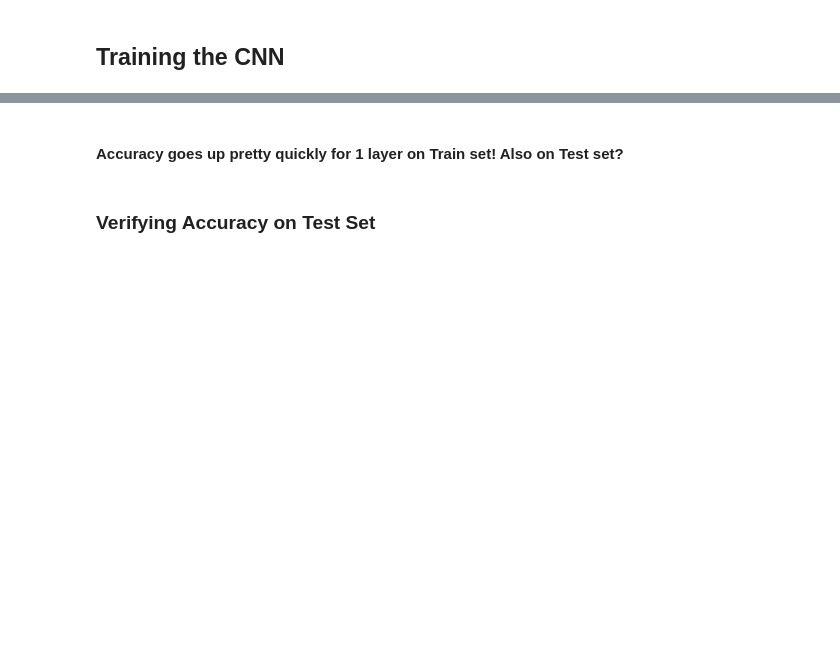
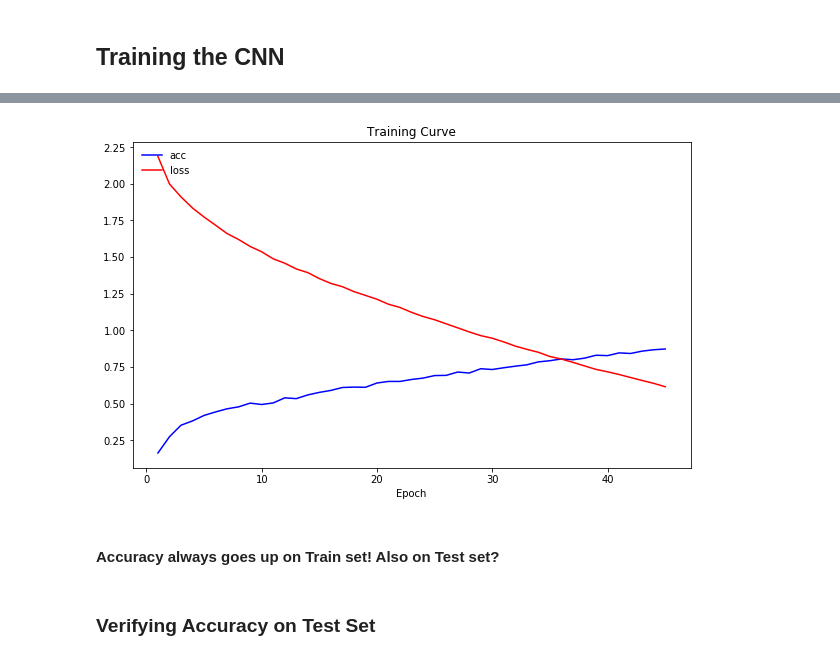
Before and after one commit to tuwien-musicir/DL_MIR_Tutorial, a Jupyter notebook: Music_genre_classification.ipynb, the cells around one changed output, grey strips where cells are left out. Drawn from its saved outputs; the diff is of its cells as text; code cells hidden in the pictures; blank space fills up the shorter version.

Commit message:
added plotting of training curve (+ preserving history across multiple calls of a training cell)

```diff
--- a/Music_genre_classification.ipynb
+++ b/Music_genre_classification.ipynb
@@ -491,8 +502,8 @@ np.random.seed(0) # make results repeatable
 
 model = Sequential()
 
-#conv_filters = 16   # number of convolution filters (= CNN depth)
-conv_filters = 32   # number of convolution filters (= CNN depth)
+conv_filters = 16   # number of convolution filters (= CNN depth)
+#conv_filters = 32   # number of convolution filters (= CNN depth)
 
 # Layer 1
 model.add(Convolution2D(conv_filters, 3, 3, input_shape=input_shape))
@@ -500,8 +511,8 @@ model.add(MaxPooling2D(pool_size=(2, 2)))
 #model.add(Dropout(0.25))
 
 # Layer 2
-model.add(Convolution2D(conv_filters, 3, 3))
-model.add(MaxPooling2D(pool_size=(2, 2)))
+#model.add(Convolution2D(conv_filters, 3, 3))
+#model.add(MaxPooling2D(pool_size=(2, 2)))
 
 # After Convolution, we have a 16*x*y matrix output
 # In order to feed this to a Full(Dense) layer, we need to flatten all data
@@ -510,7 +521,8 @@ model.add(MaxPooling2D(pool_size=(2, 2)))
 model.add(Flatten())
 
 # Full layer
-model.add(Dense(256, activation='sigmoid'))
+model.add(Dense(200, activation='sigmoid'))
+#model.add(Dense(256, activation='sigmoid'))
 
 # Output layer
 # For binary/2-class problems use ONE sigmoid unit, for multi-class/multi-label problems use n output units
@@ -552,15 +564,25 @@ optimizer = 'sgd'
 
 # Compiling the model
 model.compile(loss=loss, optimizer=optimizer, metrics=['accuracy'])
+# %%
+history = None
 # %%
 # TRAINING the model
+
+# YOU MAY RUN THIS CELL MULTIPLE TIMES TO CONTINUE TO TRAIN THE MODEL FURTHER
 
 # for how many epochs (iterations) to train
 epochs = 15
 
 # for training we need the "1 hot encoded" numeric classes of the ground truth
-history = model.fit(train_set, train_classes_1hot, batch_size=32, nb_epoch=epochs)
+History = model.fit(train_set, train_classes_1hot, batch_size=32, nb_epoch=epochs)
 
 # we keep the history of accuracies on training set
+# we append this to previous history in case we execute this cell multiple times
+if history is None:
+    history = History.history
+else:
+    for key in History.history.keys():
+        history[key].extend(History.history[key])
 # %% [output]
 Epoch 1/15
@@ -585,5 +605,23 @@ Epoch 15/15
+# %%
+def plot_traincurve(history):
+    # define 4 colors for up to 4 different values in history
+    colors = {'loss':'r', 'acc':'b', 'val_loss':'m', 'val_acc':'g'}
+    plt.figure(figsize=(10,6))
+    plt.title("Training Curve")
+    plt.xlabel("Epoch")
+
+    for measure in history.keys():
+        color = colors[measure]
+        ln = len(history[measure])
+        plt.plot(range(1,ln+1), history[measure], color + '-', label=measure)  # use last 2 values to draw line
+
+    plt.legend(loc='upper left', scatterpoints = 1, frameon=False)
+# %%
+plot_traincurve(history)
+# %% [output]
+[figure, added]
 # %% [markdown]
-#### Accuracy goes up pretty quickly for 1 layer on Train set! Also on Test set?
+#### Accuracy always goes up on Train set! Also on Test set?
 # %% [markdown]
 ### Verifying Accuracy on Test Set
 # %%
```
Also changed, not shown: parts of 14 cells of this notebook, 1 other file.
